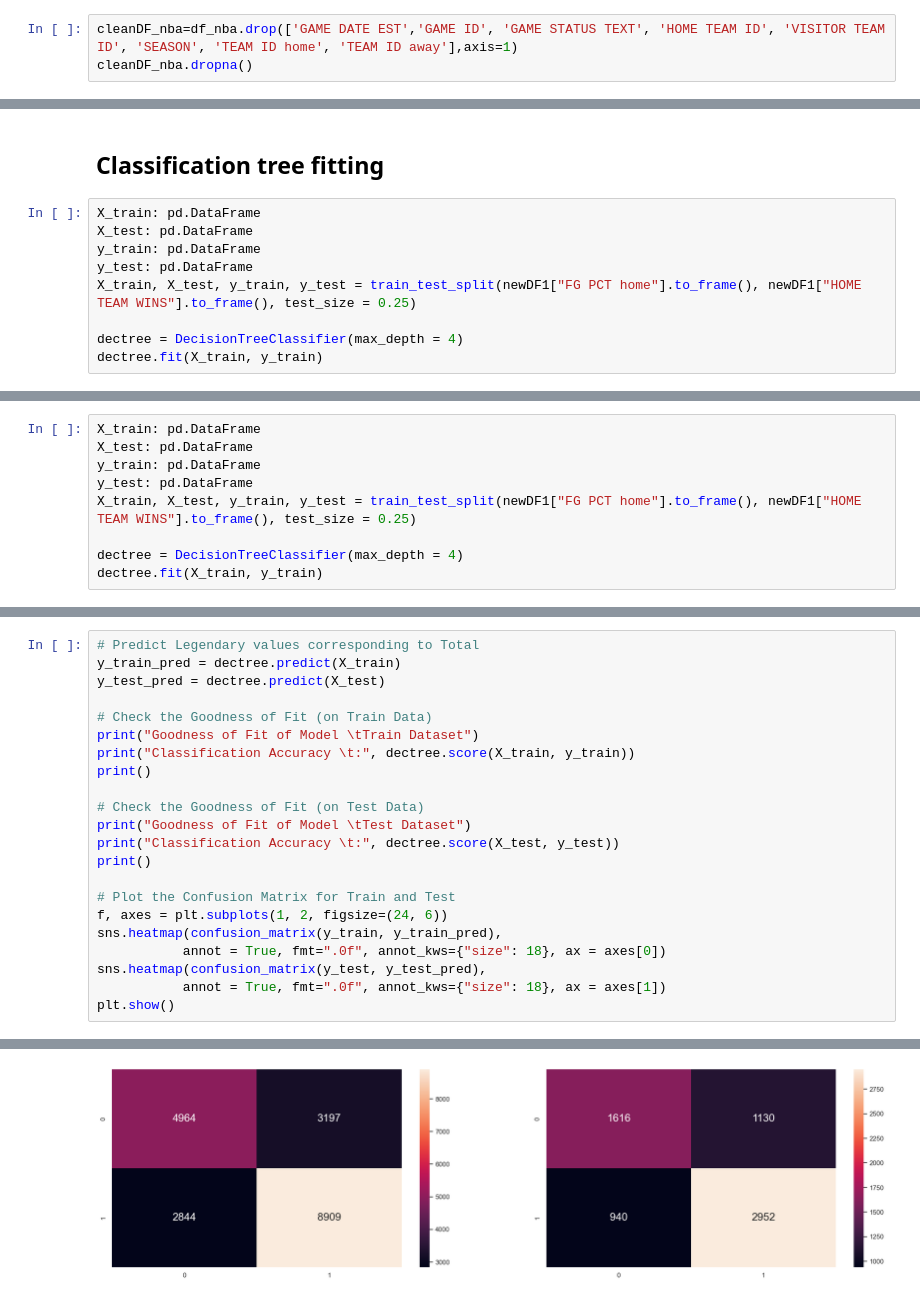
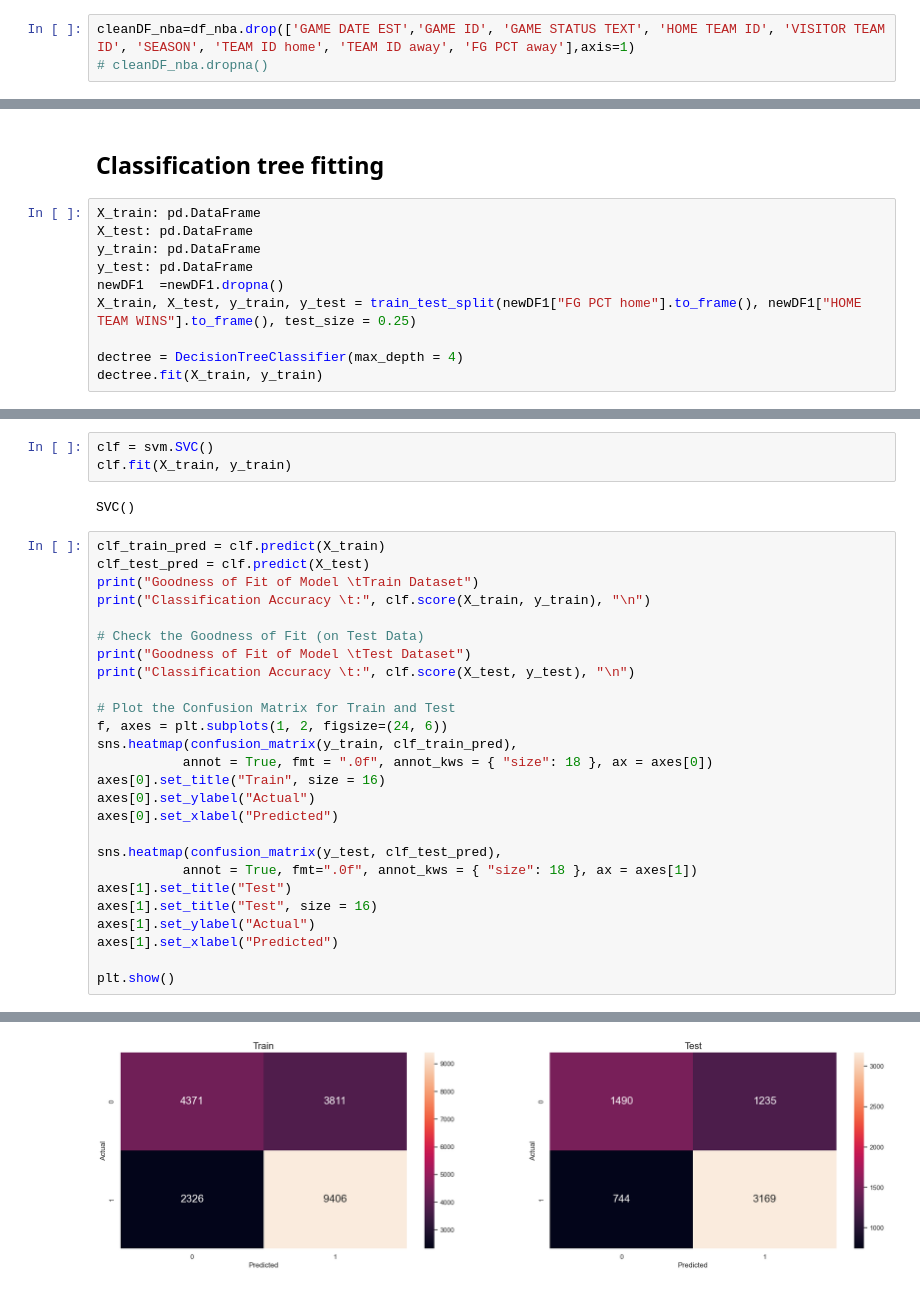
Before and after one commit to zane0703/SC1015-MIni-Project, a Jupyter notebook: main.ipynb, the cells around one changed output, grey strips where cells are left out. Cells and saved outputs as stored; diff of their text form.

```diff
--- a/main.ipynb
+++ b/main.ipynb
@@ -36,8 +83,8 @@ As we are looking at the factors that primarily help the home team win, we will
 7. TEAM ID home
 8. TEAM ID away
 # %%
-cleanDF_nba=df_nba.drop(['GAME DATE EST','GAME ID', 'GAME STATUS TEXT', 'HOME TEAM ID', 'VISITOR TEAM ID', 'SEASON', 'TEAM ID home', 'TEAM ID away'],axis=1)
-cleanDF_nba.dropna()
+cleanDF_nba=df_nba.drop(['GAME DATE EST','GAME ID', 'GAME STATUS TEXT', 'HOME TEAM ID', 'VISITOR TEAM ID', 'SEASON', 'TEAM ID home', 'TEAM ID away', 'FG PCT away'],axis=1)
+# cleanDF_nba.dropna()
 # %% [markdown]
 Now that we have cleaned the data and obtained the data required, we can get started on exploratory data analysis and visualization. We will primarily be focusing on the following data and its effect on the categorical variable HOME TEAM WINS:
 1. FG PCT Home
@@ -116,6 +187,7 @@ X_train: pd.DataFrame
 X_test: pd.DataFrame
 y_train: pd.DataFrame
 y_test: pd.DataFrame
+newDF1  =newDF1.dropna()
 X_train, X_test, y_train, y_test = train_test_split(newDF1["FG PCT home"].to_frame(), newDF1["HOME TEAM WINS"].to_frame(), test_size = 0.25)
 
 dectree = DecisionTreeClassifier(max_depth = 4)
@@ -192,9 +242,0 @@ Inputs/ analysis for which variable seems better
-# %%
-X_train: pd.DataFrame
-X_test: pd.DataFrame
-y_train: pd.DataFrame
-y_test: pd.DataFrame
-X_train, X_test, y_train, y_test = train_test_split(newDF1["FG PCT home"].to_frame(), newDF1["HOME TEAM WINS"].to_frame(), test_size = 0.25)
-
-dectree = DecisionTreeClassifier(max_depth = 4)
-dectree.fit(X_train, y_train)
@@ -227,24 +243,33 @@ plot_tree(dectree, filled=True, rounded=True,
+# %%
+clf = svm.SVC()
+clf.fit(X_train, y_train)
+# %% [output]
+SVC()
 # %%
-# Predict Legendary values corresponding to Total
-y_train_pred = dectree.predict(X_train)
-y_test_pred = dectree.predict(X_test)
-
-# Check the Goodness of Fit (on Train Data)
+clf_train_pred = clf.predict(X_train)
+clf_test_pred = clf.predict(X_test)
 print("Goodness of Fit of Model \tTrain Dataset")
-print("Classification Accuracy \t:", dectree.score(X_train, y_train))
-print()
+print("Classification Accuracy \t:", clf.score(X_train, y_train), "\n")
 
 # Check the Goodness of Fit (on Test Data)
 print("Goodness of Fit of Model \tTest Dataset")
-print("Classification Accuracy \t:", dectree.score(X_test, y_test))
-print()
+print("Classification Accuracy \t:", clf.score(X_test, y_test), "\n")
 
 # Plot the Confusion Matrix for Train and Test
 f, axes = plt.subplots(1, 2, figsize=(24, 6))
-sns.heatmap(confusion_matrix(y_train, y_train_pred),
-           annot = True, fmt=".0f", annot_kws={"size": 18}, ax = axes[0])
-sns.heatmap(confusion_matrix(y_test, y_test_pred),
-           annot = True, fmt=".0f", annot_kws={"size": 18}, ax = axes[1])
+sns.heatmap(confusion_matrix(y_train, clf_train_pred),
+           annot = True, fmt = ".0f", annot_kws = { "size": 18 }, ax = axes[0])
+axes[0].set_title("Train", size = 16)
+axes[0].set_ylabel("Actual")
+axes[0].set_xlabel("Predicted")
+
+sns.heatmap(confusion_matrix(y_test, clf_test_pred),
+           annot = True, fmt=".0f", annot_kws = { "size": 18 }, ax = axes[1])
+axes[1].set_title("Test")
+axes[1].set_title("Test", size = 16)
+axes[1].set_ylabel("Actual")
+axes[1].set_xlabel("Predicted")
+
 plt.show()
 # %% [output]
 Goodness of Fit of Model        Train Dataset
@@ -255 +280 @@ Classification Accuracy         : 0.6881590840614643
-[figure, old version]
+[figure, new version]
```
Also changed, not shown: parts of 35 cells of this notebook.
